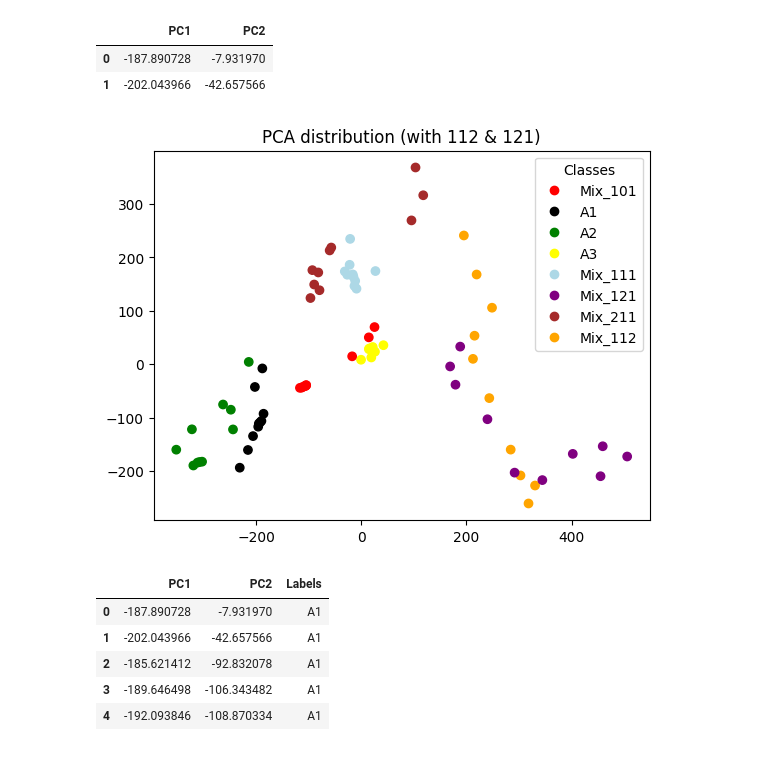
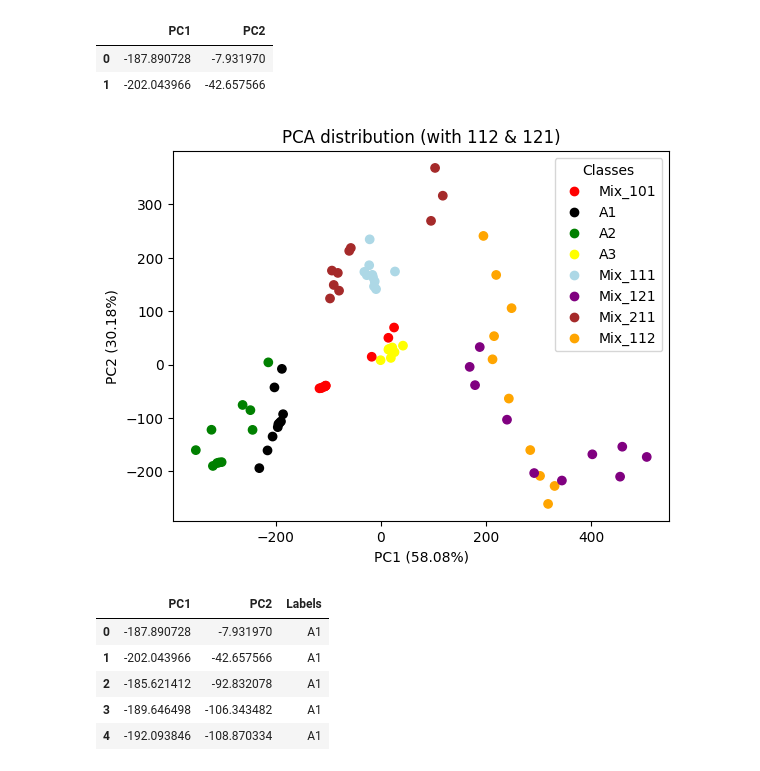
Before and after one commit to SohamD34/BTP, a Jupyter notebook: scripts/Mixture + Analytes/8 Mixtures/analysis_PCA.ipynb, the cells around one changed output. Drawn from its saved outputs; the diff is of its cells as text; code cells hidden in the pictures.

```diff
--- a/scripts/Mixture + Analytes/8 Mixtures/analysis_PCA.ipynb
+++ b/scripts/Mixture + Analytes/8 Mixtures/analysis_PCA.ipynb
@@ -31,17 +33,11 @@ pca_data.head(2)
 | 1 | -202.043966 | -42.657566 |
 # %%
 label_mapping = {0:'Mix_101', 1:'A1',2: 'A2',3: 'A3', 4:'Mix_111', 5:'Mix_121', 6:'Mix_211', 7:'Mix_112'}
+colors = ['red', 'black', 'green', 'yellow', 'lightblue', 'purple', 'brown', 'orange']
 
-colors = ['red', 'black', 'green', 'yellow', 'lightblue', 'purple', 'brown', 'orange']
-scatter = plt.scatter(pca_data['PC1'], pca_data['PC2'], c=labels, cmap=ListedColormap(colors))
-handles, labels = scatter.legend_elements()
-labels = [label_mapping[int(re.search(r'\d+', str(label)).group())] for label in labels]
-
-plt.title('PCA distribution (with 112 & 121)')
-plt.legend(handles, labels, title="Classes")
-plt.show()
+plot_pca_classes(pca, pca_data, labels, 'PCA distribution (with 112 & 121)', colors, label_mapping)
 # %% [output]
-[figure, old version]
+[figure, new version]
 # %%
 pca_data['Labels'] = true_labels
 pca_data.to_excel('data/mixture/8 solutions/PCA_with_112_121.xlsx', index=False)
```
Also changed, not shown: parts of 2 cells of this notebook, 19 other files.
